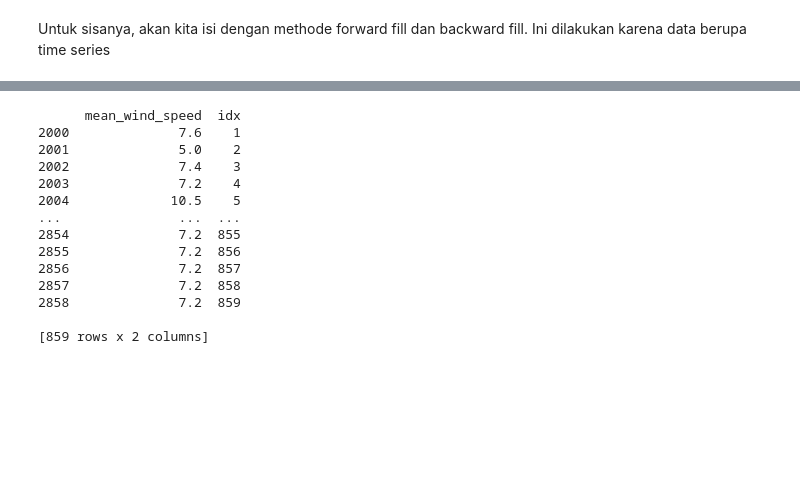
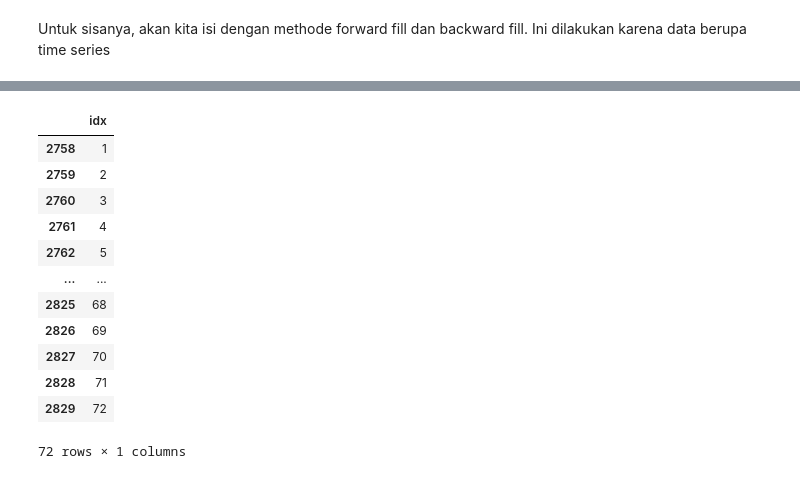
Before and after one commit to mie-intel/AI-WSM, a Jupyter notebook: A.ipynb, the cells around one changed output, grey strips where cells are left out. Cells and saved outputs as stored; diff of their text form; code cells hidden in the pictures; blank space fills up the shorter version.

```diff
--- a/A.ipynb
+++ b/A.ipynb
@@ -217,24 +247,23 @@ def split_data(data, target, test_size=0.2):
 
     return X_train, y_train, X_test, y_test
 # %%
-data_clean2 = data_clean.drop(['date', 'station', 'minimum_temperature', 'maximum_temperature', 'daily_rainfall_total', 'max_wind_speed', 'mean_temperature'], axis=1)  # Drop non-numeric columns for regression
-data_clean2 = data_clean2[2000:]
-data_clean2['idx'] = range(1, len(data_clean2) + 1)
-print(data_clean2)
-X_train, y_train, X_test, y_test = split_data(data_clean2, target="mean_wind_speed", test_size=0.2)
-# print(X_train)
+monthly_data2 = data_clean.drop(['date', 'station', 'minimum_temperature', 'maximum_temperature', 'daily_rainfall_total', 'max_wind_speed', 'mean_wind_speed'], axis=1)  # Drop non-numeric columns for regression
+monthly_data2 = monthly_data2[len(monthly_data2) - 90:]
+monthly_data2['idx'] = range(1, len(monthly_data2) + 1)
+# print(monthly_data2)
+X_train, y_train, X_test, y_test = split_data(monthly_data2, target="mean_temperature", test_size=0.2)
+X_train
 # %% [output]
+|  | idx |
+| 2758 | 1 |
+| 2759 | 2 |
+| 2760 | 3 |
+| 2761 | 4 |
+| 2762 | 5 |
+| ... | ... |
+| 2825 | 68 |
+| 2826 | 69 |
+| 2827 | 70 |
+| 2828 | 71 |
+| 2829 | 72 |
-      mean_wind_speed  idx
-2000              7.6    1
-2001              5.0    2
-2002              7.4    3
-2003              7.2    4
-2004             10.5    5
-...               ...  ...
-2854              7.2  855
-2855              7.2  856
-2856              7.2  857
-2857              7.2  858
-2858              7.2  859
-
-[859 rows x 2 columns]
+72 rows × 1 columns
```
Also changed, not shown: parts of 10 cells of this notebook, 2 other files.
